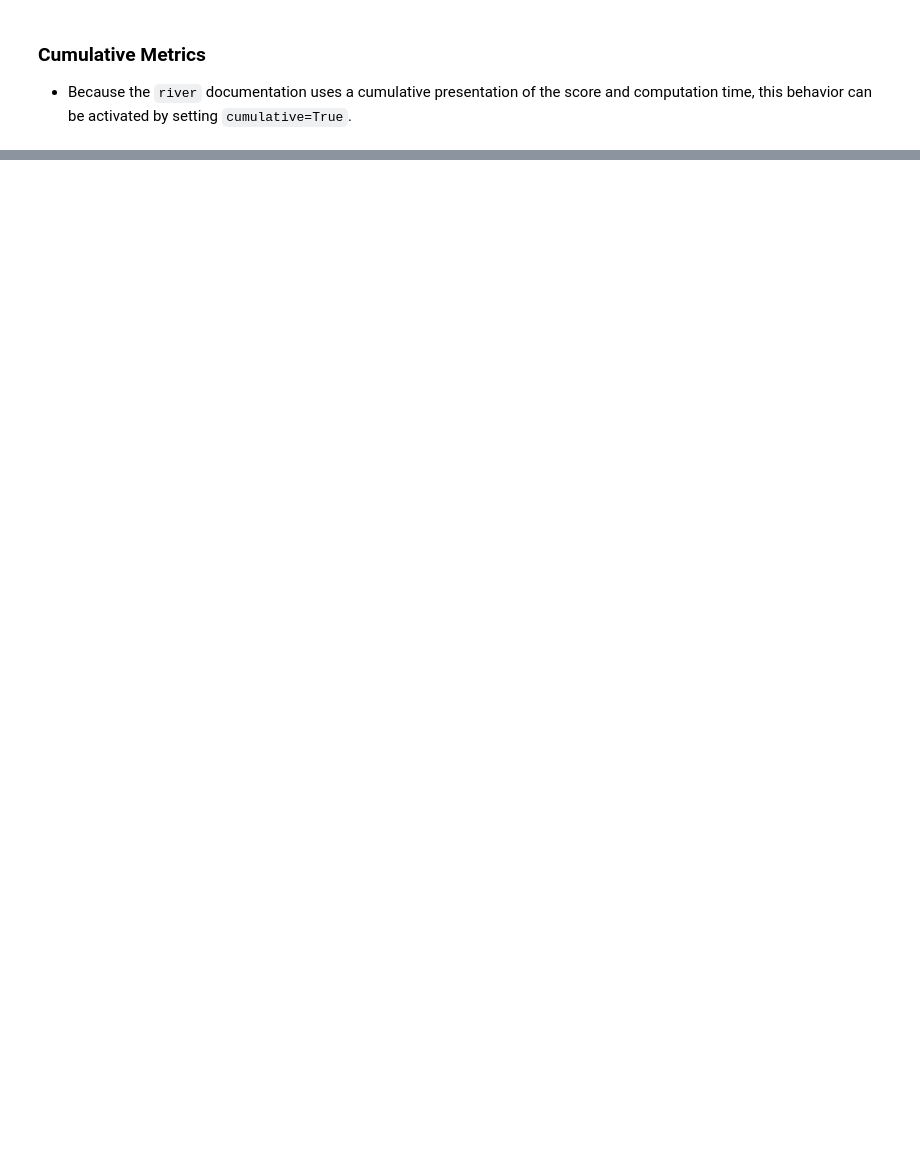
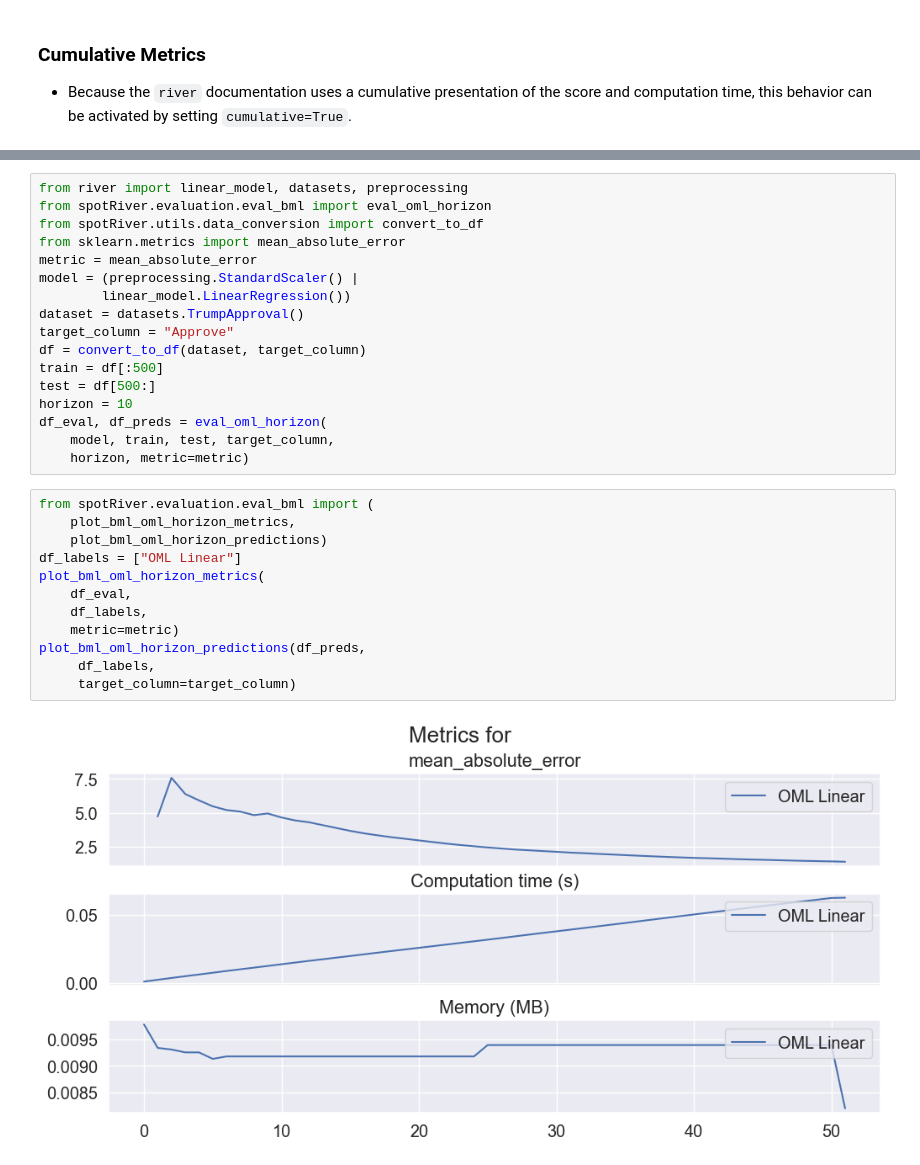
Before and after one commit to sn-code-inside/online-machine-learning, a Jupyter notebook: ch05.ipynb, the cells around one changed output, grey strips where cells are left out. Saved outputs shown, nothing was run; the diff lists cells and outputs as text; blank space fills up the shorter version.

```diff
--- a/ch05.ipynb
+++ b/ch05.ipynb
@@ -604,0 +613,31 @@ plot_bml_oml_horizon_metrics(df_eval = [df_eval_1, df_eval_2], log_y=False, df_l
+# %%
+from river import linear_model, datasets, preprocessing
+from spotRiver.evaluation.eval_bml import eval_oml_horizon
+from spotRiver.utils.data_conversion import convert_to_df
+from sklearn.metrics import mean_absolute_error
+metric = mean_absolute_error
+model = (preprocessing.StandardScaler() |
+        linear_model.LinearRegression())
+dataset = datasets.TrumpApproval()
+target_column = "Approve"
+df = convert_to_df(dataset, target_column)
+train = df[:500]
+test = df[500:]
+horizon = 10
+df_eval, df_preds = eval_oml_horizon(
+    model, train, test, target_column,
+    horizon, metric=metric)
+# %%
+from spotRiver.evaluation.eval_bml import (
+    plot_bml_oml_horizon_metrics,
+    plot_bml_oml_horizon_predictions)
+df_labels = ["OML Linear"]
+plot_bml_oml_horizon_metrics(
+    df_eval,
+    df_labels,
+    metric=metric)
+plot_bml_oml_horizon_predictions(df_preds,
+     df_labels,
+     target_column=target_column)
+# %% [output]
+[figure, added]
```
Also changed, not shown: parts of 13 cells of this notebook.
